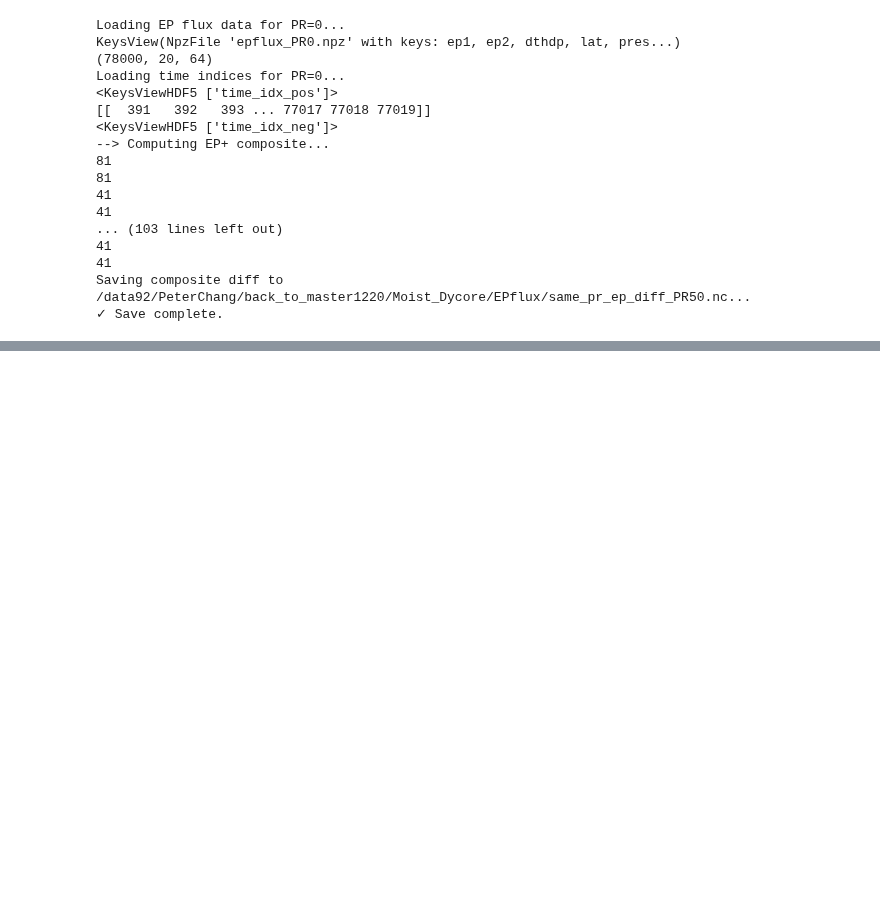
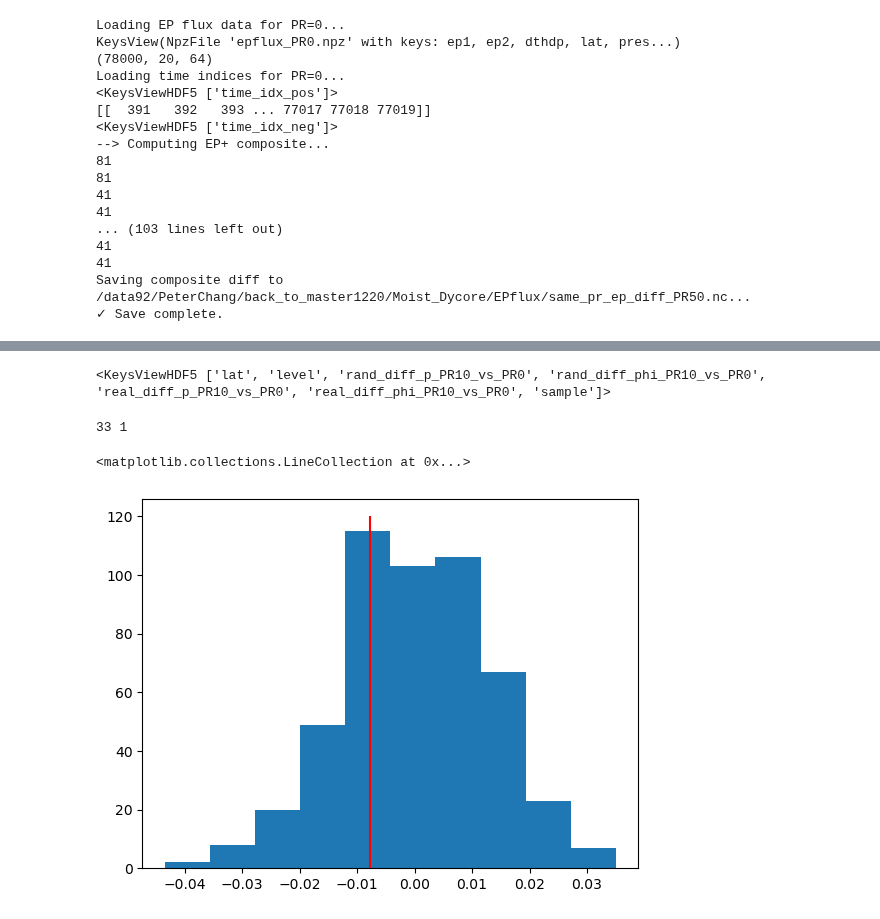
Before and after one commit to PeterChang1023/Moist_Dycore, a Jupyter notebook: EPflux/EP_Flux_all_new.ipynb, the cells around one changed output, grey strips where cells are left out. Saved outputs shown, nothing was run; the diff lists cells and outputs as text; code cells hidden in the pictures; blank space fills up the shorter version.

Commit message:
add statistical test

```diff
--- a/EPflux/EP_Flux_all_new.ipynb
+++ b/EPflux/EP_Flux_all_new.ipynb
@@ -551,0 +475,19 @@ for PR in range(0,60,10):
+# %%
+with h5py.File(f"/data92/PeterChang/back_to_master1220/Moist_Dycore/EPflux/PR10_vs_PR0_EP_diff_stat_test.nc", "r") as f:
+    print(f.keys())
+    statis_test_PR10 = f["rand_diff_phi_PR10_vs_PR0"][:]
+    diff_phi_PR10 = f["real_diff_phi_PR10_vs_PR0"][:]
+# %% [output]
+<KeysViewHDF5 ['lat', 'level', 'rand_diff_p_PR10_vs_PR0', 'rand_diff_phi_PR10_vs_PR0', 'real_diff_p_PR10_vs_PR0', 'real_diff_phi_PR10_vs_PR0', 'sample']>
+# %%
+import random
+random_y = random.randint(0,63)
+random_z = random.randint(0,19)
+print(random_y, random_z)
+plt.figure()
+plt.hist(statis_test_PR10[:,random_z,random_y])
+plt.vlines(x=diff_phi_PR10[random_z,random_y], ymin=0, ymax=120, color="Red")
+# %% [output]
+33 1
+<matplotlib.collections.LineCollection at 0x...>
+[figure, added]
```
Also changed, not shown: parts of 6 cells of this notebook, 1 other file.
